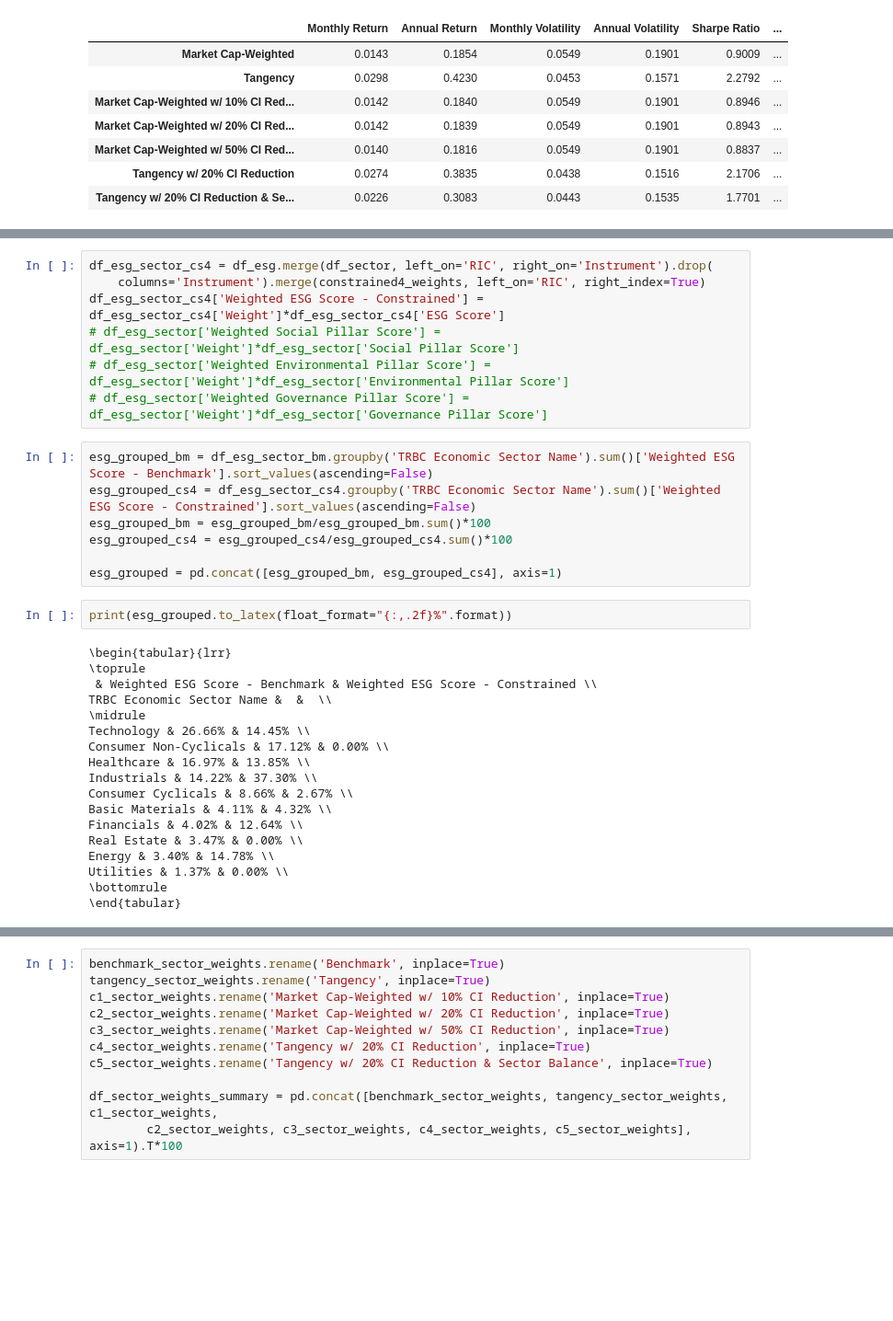
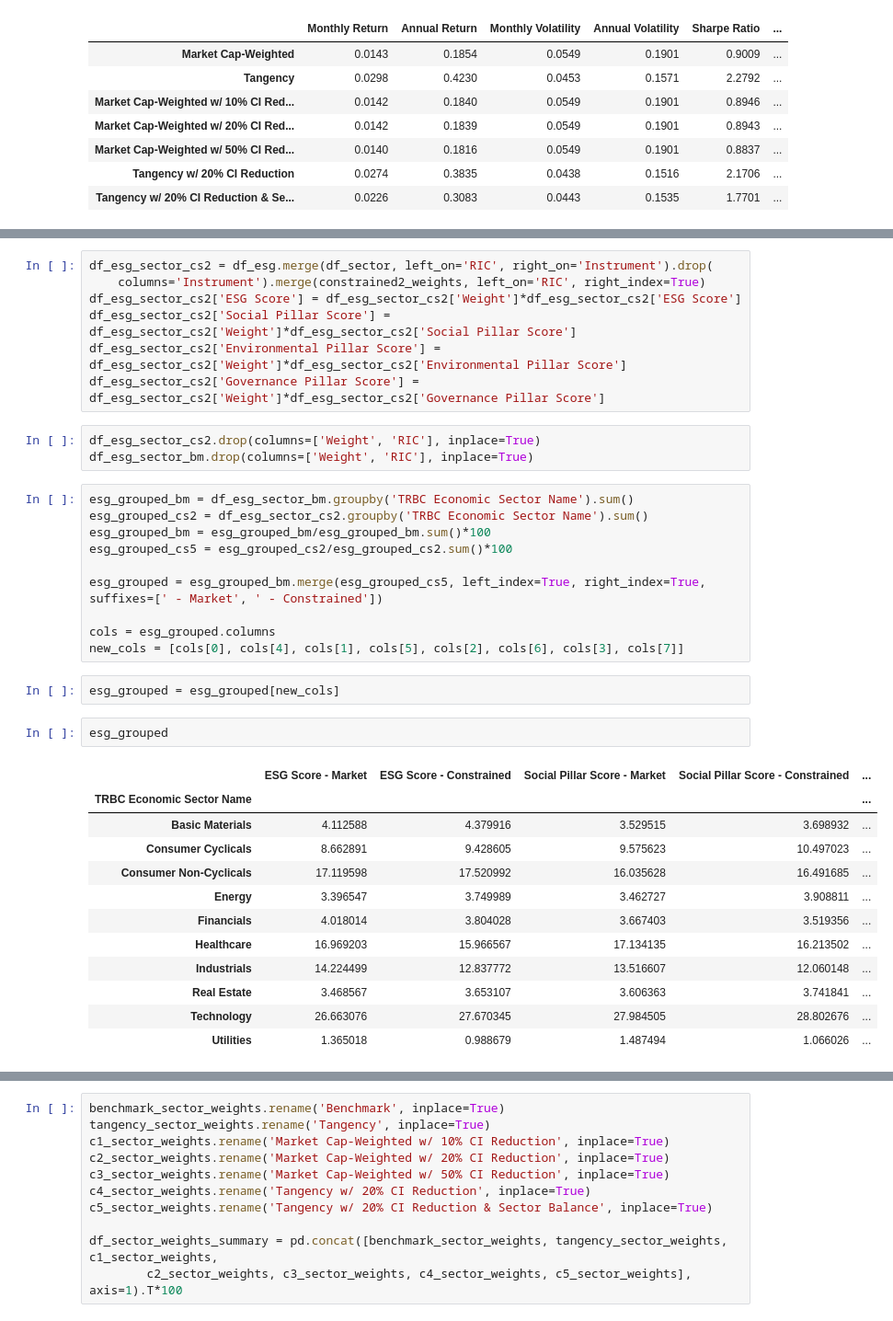
Before and after one commit to gav-conn/GDS_IndividualProject, a Jupyter notebook: PortfolioConstruction.ipynb, the cells around one changed output, grey strips where cells are left out. Shown: that part at 92% size. Cells and saved outputs as stored; diff of their text form; blank space fills up the shorter version.

```diff
--- a/PortfolioConstruction.ipynb
+++ b/PortfolioConstruction.ipynb
@@ -468,34 +475,37 @@ df_esg_sector_bm['Weighted ESG Score - Benchmark'] = df_esg_sector_bm['Weight']*
 # %%
-df_esg_sector_cs4 = df_esg.merge(df_sector, left_on='RIC', right_on='Instrument').drop(
-    columns='Instrument').merge(constrained4_weights, left_on='RIC', right_index=True)
-df_esg_sector_cs4['Weighted ESG Score - Constrained'] = df_esg_sector_cs4['Weight']*df_esg_sector_cs4['ESG Score']
-# df_esg_sector['Weighted Social Pillar Score'] = df_esg_sector['Weight']*df_esg_sector['Social Pillar Score']
-# df_esg_sector['Weighted Environmental Pillar Score'] = df_esg_sector['Weight']*df_esg_sector['Environmental Pillar Score']
-# df_esg_sector['Weighted Governance Pillar Score'] = df_esg_sector['Weight']*df_esg_sector['Governance Pillar Score']
+df_esg_sector_cs2 = df_esg.merge(df_sector, left_on='RIC', right_on='Instrument').drop(
+    columns='Instrument').merge(constrained2_weights, left_on='RIC', right_index=True)
+df_esg_sector_cs2['ESG Score'] = df_esg_sector_cs2['Weight']*df_esg_sector_cs2['ESG Score']
+df_esg_sector_cs2['Social Pillar Score'] = df_esg_sector_cs2['Weight']*df_esg_sector_cs2['Social Pillar Score']
+df_esg_sector_cs2['Environmental Pillar Score'] = df_esg_sector_cs2['Weight']*df_esg_sector_cs2['Environmental Pillar Score']
+df_esg_sector_cs2['Governance Pillar Score'] = df_esg_sector_cs2['Weight']*df_esg_sector_cs2['Governance Pillar Score']
+# %%
+df_esg_sector_cs2.drop(columns=['Weight', 'RIC'], inplace=True)
+df_esg_sector_bm.drop(columns=['Weight', 'RIC'], inplace=True)
 # %%
-esg_grouped_bm = df_esg_sector_bm.groupby('TRBC Economic Sector Name').sum()['Weighted ESG Score - Benchmark'].sort_values(ascending=False)
-esg_grouped_cs4 = df_esg_sector_cs4.groupby('TRBC Economic Sector Name').sum()['Weighted ESG Score - Constrained'].sort_values(ascending=False)
+esg_grouped_bm = df_esg_sector_bm.groupby('TRBC Economic Sector Name').sum()
+esg_grouped_cs2 = df_esg_sector_cs2.groupby('TRBC Economic Sector Name').sum()
 esg_grouped_bm = esg_grouped_bm/esg_grouped_bm.sum()*100
-esg_grouped_cs4 = esg_grouped_cs4/esg_grouped_cs4.sum()*100
+esg_grouped_cs5 = esg_grouped_cs2/esg_grouped_cs2.sum()*100
 
-esg_grouped = pd.concat([esg_grouped_bm, esg_grouped_cs4], axis=1)
+esg_grouped = esg_grouped_bm.merge(esg_grouped_cs5, left_index=True, right_index=True, suffixes=[' - Market', ' - Constrained'])
+
+cols = esg_grouped.columns
+new_cols = [cols[0], cols[4], cols[1], cols[5], cols[2], cols[6], cols[3], cols[7]]
-# %%
-print(esg_grouped.to_latex(float_format="{:,.2f}%".format))
-# %% [output]
-\begin{tabular}{lrr}
-\toprule
- & Weighted ESG Score - Benchmark & Weighted ESG Score - Constrained \\
-TRBC Economic Sector Name &  &  \\
-\midrule
-Technology & 26.66% & 14.45% \\
-Consumer Non-Cyclicals & 17.12% & 0.00% \\
-Healthcare & 16.97% & 13.85% \\
-Industrials & 14.22% & 37.30% \\
-Consumer Cyclicals & 8.66% & 2.67% \\
-Basic Materials & 4.11% & 4.32% \\
-Financials & 4.02% & 12.64% \\
-Real Estate & 3.47% & 0.00% \\
-Energy & 3.40% & 14.78% \\
-Utilities & 1.37% & 0.00% \\
-\bottomrule
-\end{tabular}
+# %%
+esg_grouped = esg_grouped[new_cols]
+# %%
+esg_grouped
+# %% [output]
+|  | ESG Score - Market | ESG Score - Constrained | Social Pillar Score - Market | Social Pillar Score - Constrained | ... |
+| TRBC Economic Sector Name |  |  |  |  | ... |
+| Basic Materials | 4.112588 | 4.379916 | 3.529515 | 3.698932 | ... |
+| Consumer Cyclicals | 8.662891 | 9.428605 | 9.575623 | 10.497023 | ... |
+| Consumer Non-Cyclicals | 17.119598 | 17.520992 | 16.035628 | 16.491685 | ... |
+| Energy | 3.396547 | 3.749989 | 3.462727 | 3.908811 | ... |
+| Financials | 4.018014 | 3.804028 | 3.667403 | 3.519356 | ... |
+| Healthcare | 16.969203 | 15.966567 | 17.134135 | 16.213502 | ... |
+| Industrials | 14.224499 | 12.837772 | 13.516607 | 12.060148 | ... |
+| Real Estate | 3.468567 | 3.653107 | 3.606363 | 3.741841 | ... |
+| Technology | 26.663076 | 27.670345 | 27.984505 | 28.802676 | ... |
+| Utilities | 1.365018 | 0.988679 | 1.487494 | 1.066026 | ... |
```
Also changed, not shown: parts of 11 cells of this notebook, 1 other file.
